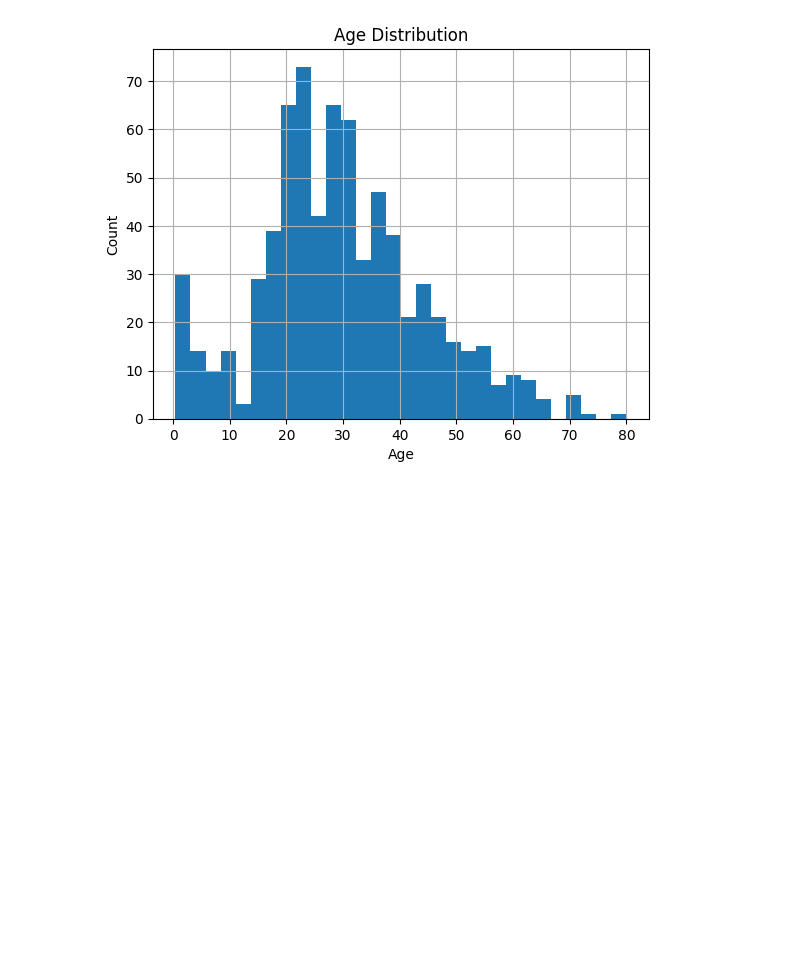
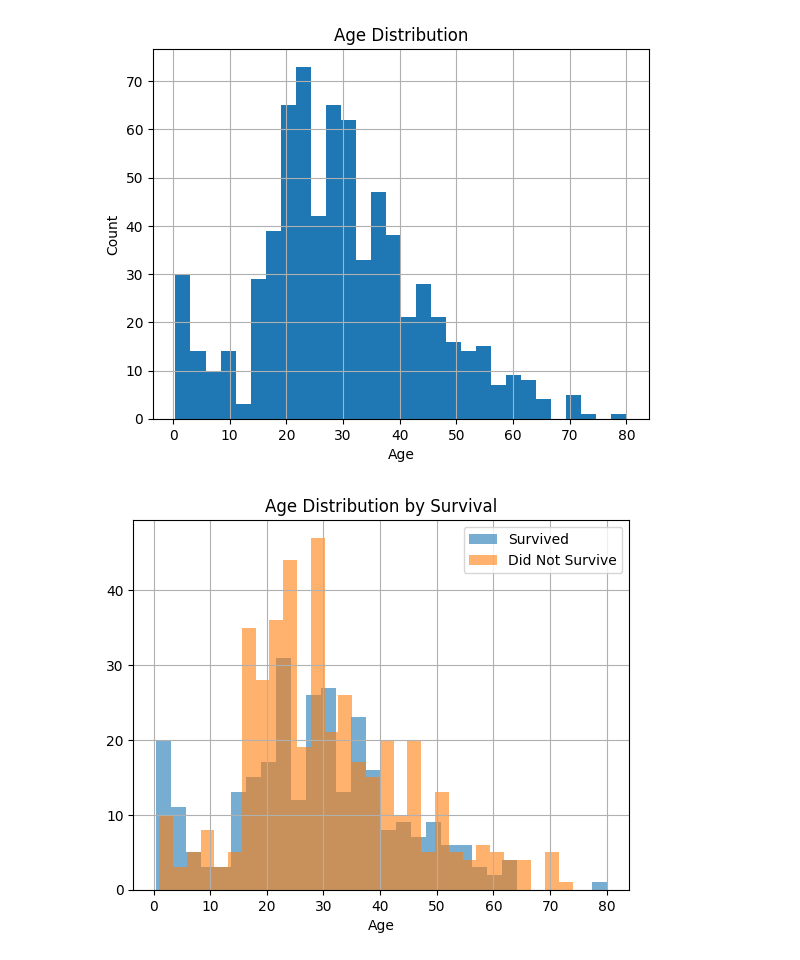
Before and after one commit to Avdhoot-Ukirde/CodeXIntern-Projects, a Jupyter notebook: Slab1.3/EDA.ipynb, the cells around one changed output. Drawn from its saved outputs; the diff is of its cells as text; code cells hidden in the pictures; blank space fills up the shorter version.

```diff
--- a/Slab1.3/EDA.ipynb
+++ b/Slab1.3/EDA.ipynb
@@ -138,3 +138,14 @@ plt.ylabel("Count")
 plt.show()
 # %% [output]
 [figure]
+# %%
+# Age vs Survival
+
+df[df["Survived"]==1]["Age"].hist(bins=30, alpha=0.6, label="Survived")
+df[df["Survived"]==0]["Age"].hist(bins=30, alpha=0.6, label="Did Not Survive")
+plt.legend()
+plt.title("Age Distribution by Survival")
+plt.xlabel("Age")
+plt.show()
+# %% [output]
+[figure, added]
```
Also changed, not shown: parts of 9 cells of this notebook, 3 other files.
